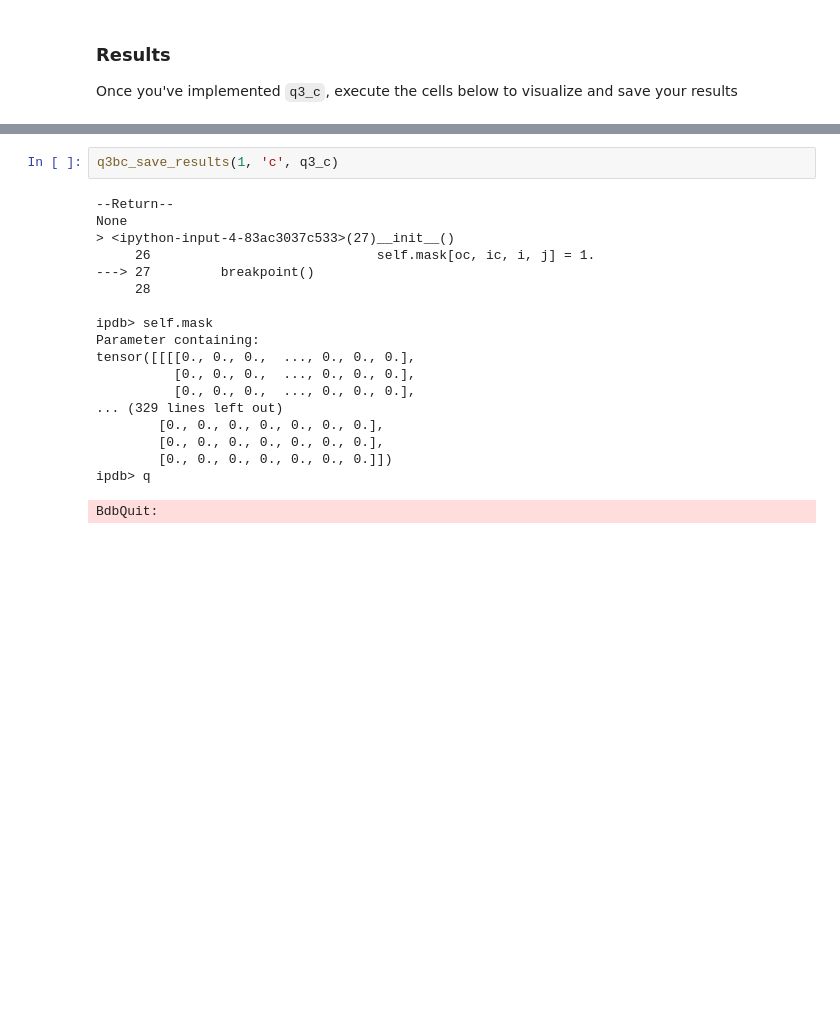
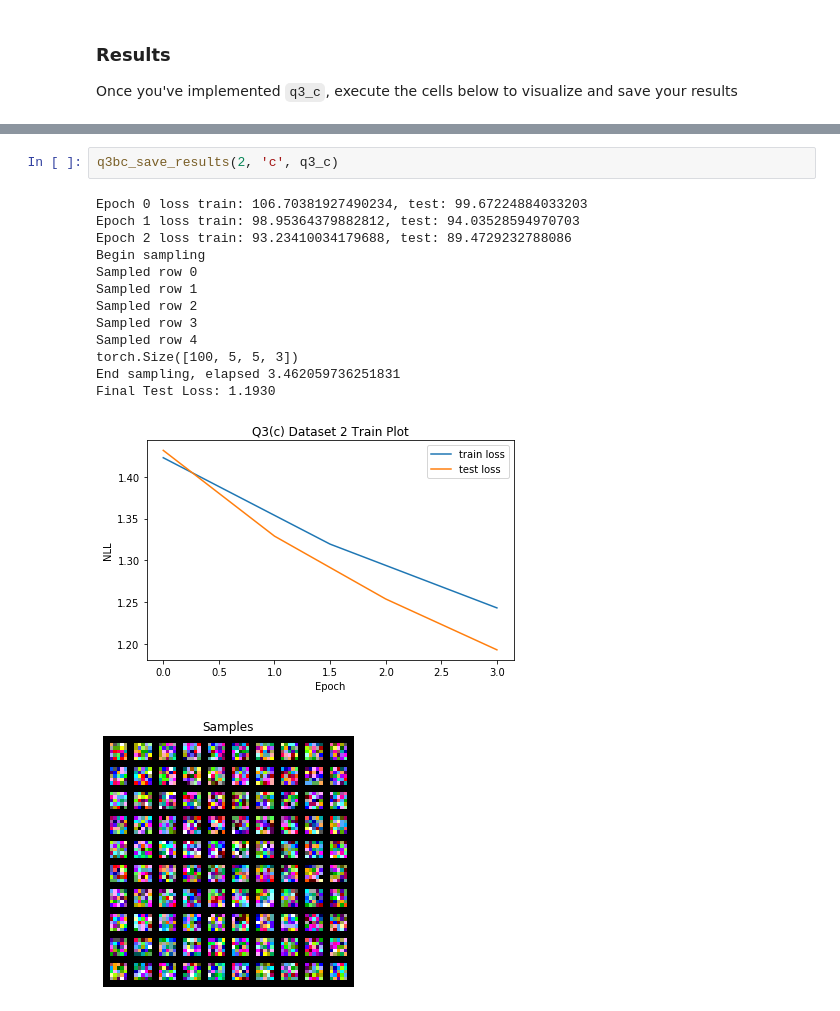
Before and after one commit to mgswiss15/deepul, a Jupyter notebook: homeworks/hw1/hw1_Q3c.ipynb, the cells around one changed output, grey strips where cells are left out. Drawn from its saved outputs; the diff is of its cells as text; blank space fills up the shorter version.

```diff
--- a/homeworks/hw1/hw1_Q3c.ipynb
+++ b/homeworks/hw1/hw1_Q3c.ipynb
@@ -291,21 +336,17 @@ Once you've implemented `q3_c`, execute the cells below to visualize and save yo
 # %%
-q3bc_save_results(1, 'c', q3_c)
+q3bc_save_results(2, 'c', q3_c)
 # %% [output]
---Return--
-None
-> <ipython-input-4-83ac3037c533>(27)__init__()
-     26                             self.mask[oc, ic, i, j] = 1.
----> 27         breakpoint()
-     28
-
-ipdb> self.mask
-Parameter containing:
-tensor([[[[0., 0., 0.,  ..., 0., 0., 0.],
-          [0., 0., 0.,  ..., 0., 0., 0.],
-          [0., 0., 0.,  ..., 0., 0., 0.],
-... (329 lines left out)
-        [0., 0., 0., 0., 0., 0., 0.],
-        [0., 0., 0., 0., 0., 0., 0.],
-        [0., 0., 0., 0., 0., 0., 0.]])
-ipdb> q
+Epoch 0 loss train: 106.70381927490234, test: 99.67224884033203
+Epoch 1 loss train: 98.95364379882812, test: 94.03528594970703
+Epoch 2 loss train: 93.23410034179688, test: 89.4729232788086
+Begin sampling
+Sampled row 0
+Sampled row 1
+Sampled row 2
+Sampled row 3
+Sampled row 4
+torch.Size([100, 5, 5, 3])
+End sampling, elapsed 3.462059736251831
+Final Test Loss: 1.1930
-BdbQuit:
+[figure, added]
+[figure, added]
```
Also changed, not shown: parts of 5 cells of this notebook.
